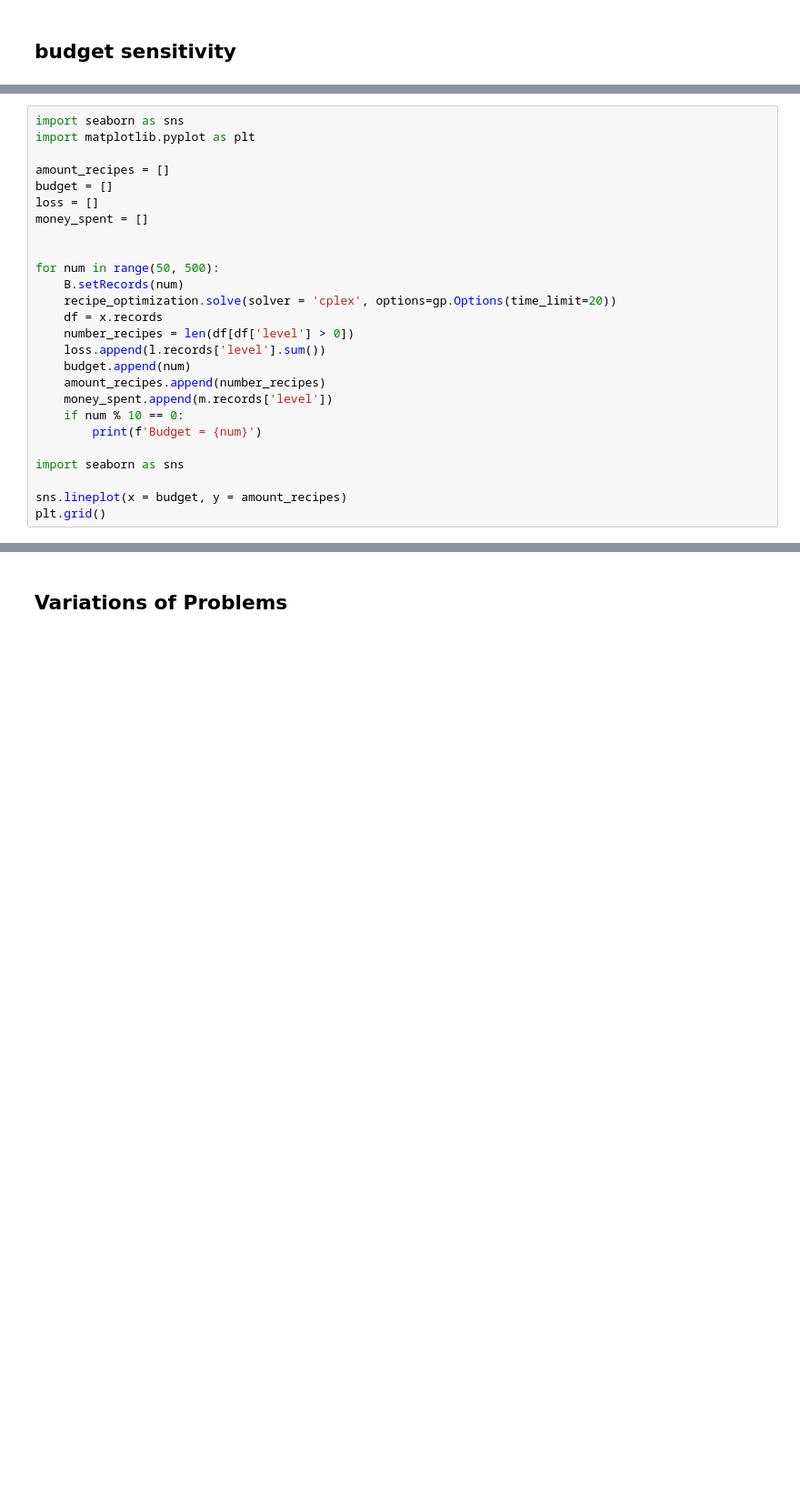
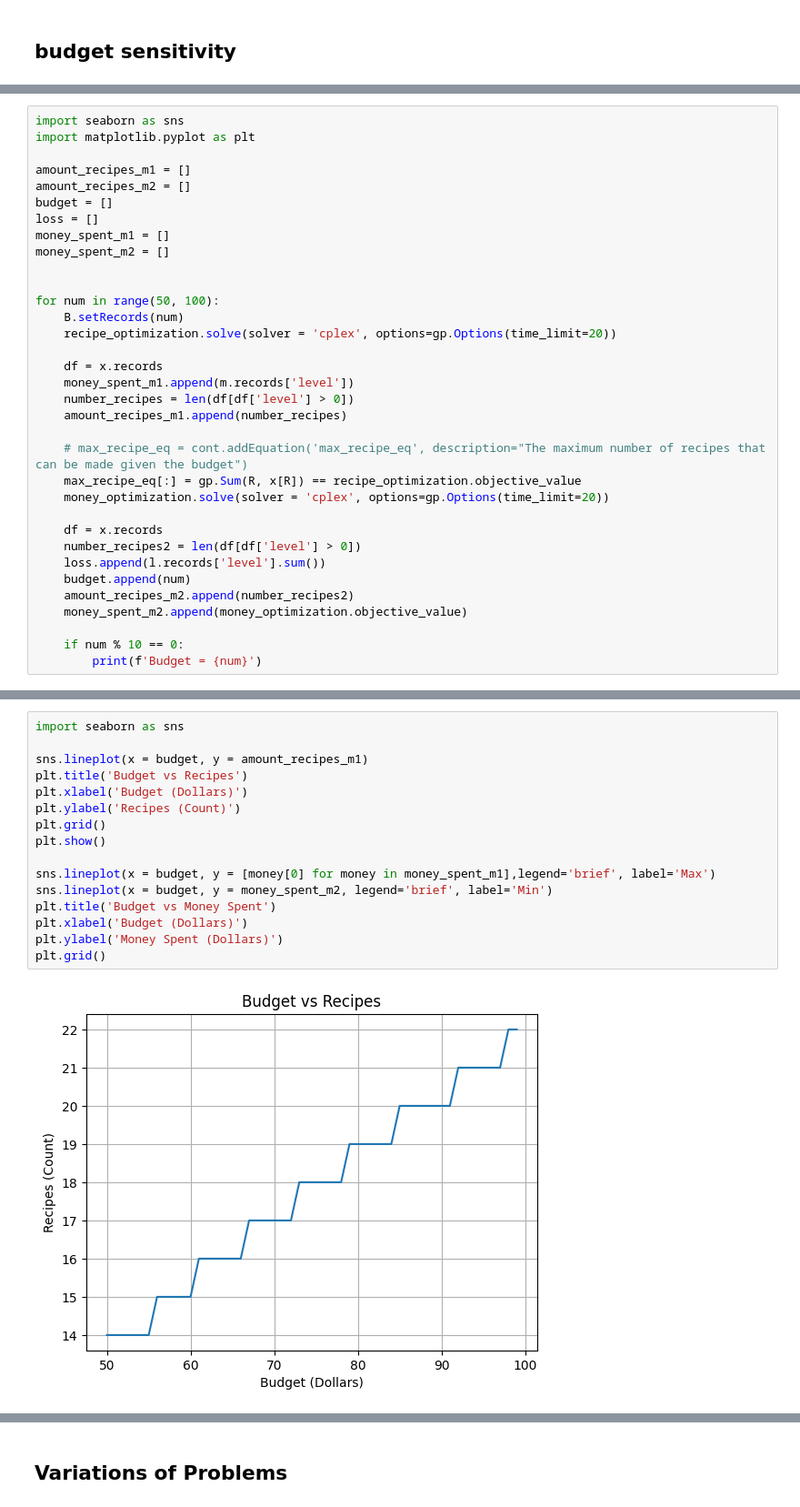
Before and after one commit to noahjillson/Recipe-Optimizations, a Jupyter notebook: modeling.ipynb, the cells around one changed output, grey strips where cells are left out. Shown at 91% size. Saved outputs shown, nothing was run; the diff lists cells and outputs as text; blank space fills up the shorter version.

```diff
--- a/modeling.ipynb
+++ b/modeling.ipynb
@@ -190,26 +278,34 @@ money_optimization.solve()
 import seaborn as sns
 import matplotlib.pyplot as plt
 
-amount_recipes = []
+amount_recipes_m1 = []
+amount_recipes_m2 = []
 budget = []
 loss = []
-money_spent = []
+money_spent_m1 = []
+money_spent_m2 = []
 
 
-for num in range(50, 500):
+for num in range(50, 100):
     B.setRecords(num)
     recipe_optimization.solve(solver = 'cplex', options=gp.Options(time_limit=20))
+
     df = x.records
+    money_spent_m1.append(m.records['level'])
     number_recipes = len(df[df['level'] > 0])
+    amount_recipes_m1.append(number_recipes)
+
+    # max_recipe_eq = cont.addEquation('max_recipe_eq', description="The maximum number of recipes that can be made given the budget")
+    max_recipe_eq[:] = gp.Sum(R, x[R]) == recipe_optimization.objective_value
+    money_optimization.solve(solver = 'cplex', options=gp.Options(time_limit=20))
+
+    df = x.records
+    number_recipes2 = len(df[df['level'] > 0])
     loss.append(l.records['level'].sum())
     budget.append(num)
-    amount_recipes.append(number_recipes)
-    money_spent.append(m.records['level'])
+    amount_recipes_m2.append(number_recipes2)
+    money_spent_m2.append(money_optimization.objective_value)
+
     if num % 10 == 0:
         print(f'Budget = {num}')
-
-import seaborn as sns
-
-sns.lineplot(x = budget, y = amount_recipes)
-plt.grid()
 # %% [output]
@@ -220,0 +329,18 @@ KeyboardInterrupt:
+# %%
+import seaborn as sns
+
+sns.lineplot(x = budget, y = amount_recipes_m1)
+plt.title('Budget vs Recipes')
+plt.xlabel('Budget (Dollars)')
+plt.ylabel('Recipes (Count)')
+plt.grid()
+plt.show()
+
+sns.lineplot(x = budget, y = [money[0] for money in money_spent_m1],legend='brief', label='Max')
+sns.lineplot(x = budget, y = money_spent_m2, legend='brief', label='Min')
+plt.title('Budget vs Money Spent')
+plt.xlabel('Budget (Dollars)')
+plt.ylabel('Money Spent (Dollars)')
+plt.grid()
+# %% [output]
+[figure, added]
```
Also changed, not shown: parts of 25 cells of this notebook.
